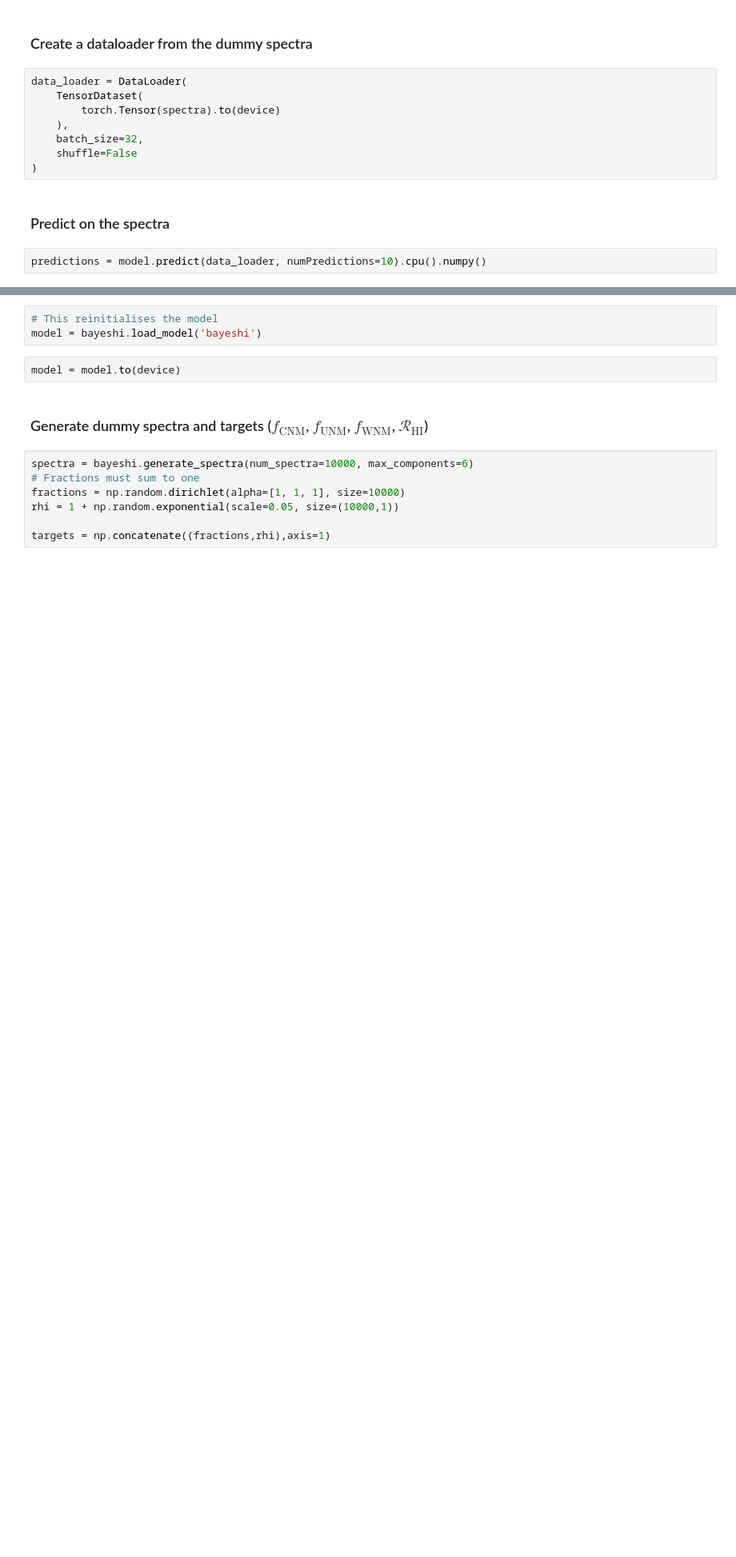
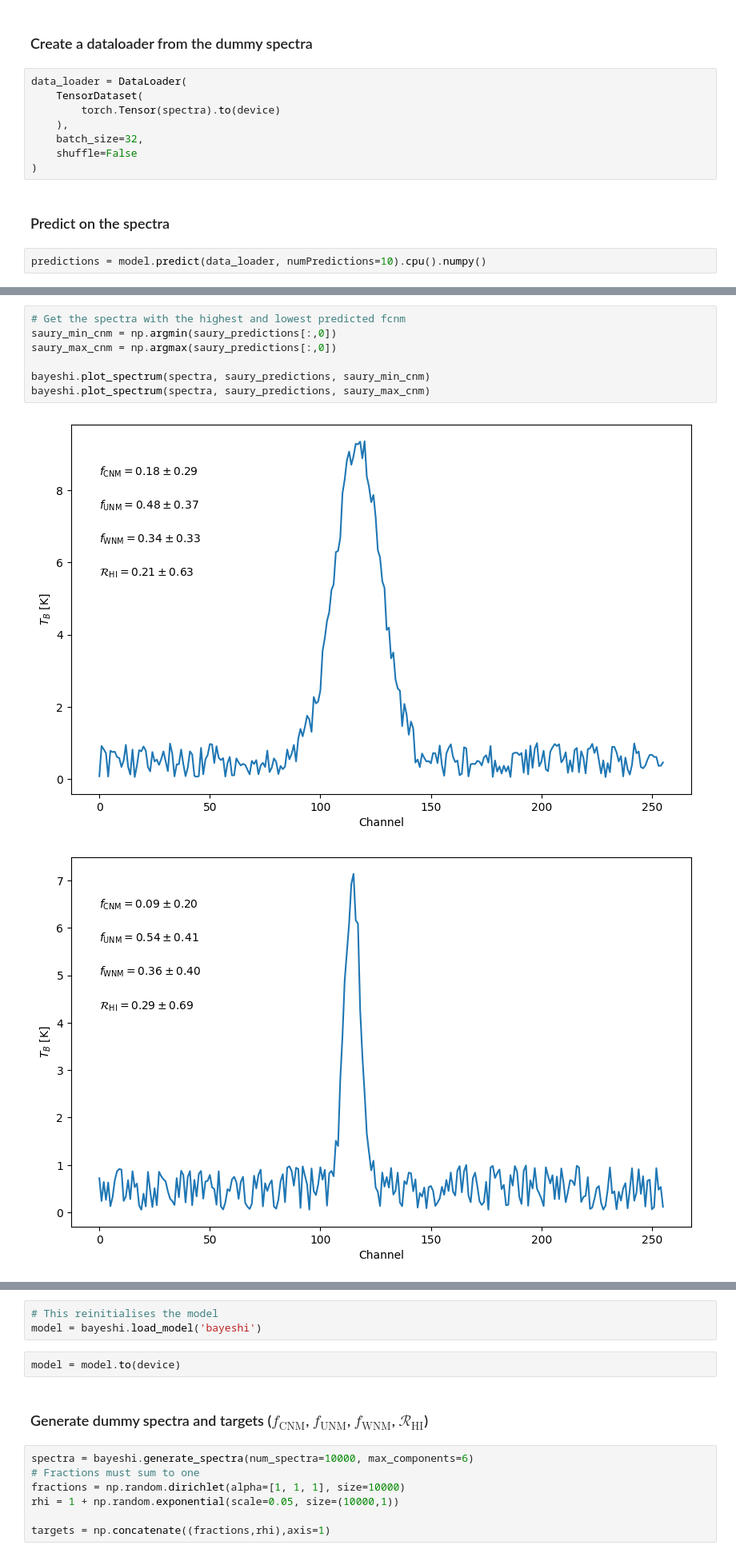
Before and after one commit to EricMullerAU/BayesHI, a Jupyter notebook: BayesHI Example.ipynb, the cells around one changed output, grey strips where cells are left out. Shown: that part at 80% size. Saved outputs shown, nothing was run; the diff lists cells and outputs as text; blank space fills up the shorter version.

```diff
--- a/BayesHI Example.ipynb
+++ b/BayesHI Example.ipynb
@@ -72 +108,11 @@ bayeshi.plot_spectrum(spectra, predictions, max_cnm)
+# %%
+# Get the spectra with the highest and lowest predicted fcnm
+saury_min_cnm = np.argmin(saury_predictions[:,0])
+saury_max_cnm = np.argmax(saury_predictions[:,0])
+
+bayeshi.plot_spectrum(spectra, saury_predictions, saury_min_cnm)
+bayeshi.plot_spectrum(spectra, saury_predictions, saury_max_cnm)
+# %% [output]
+[figure, added]
+[figure, added]
 # %% [markdown]
```
Also changed, not shown: parts of 22 cells of this notebook, 6 other files.
